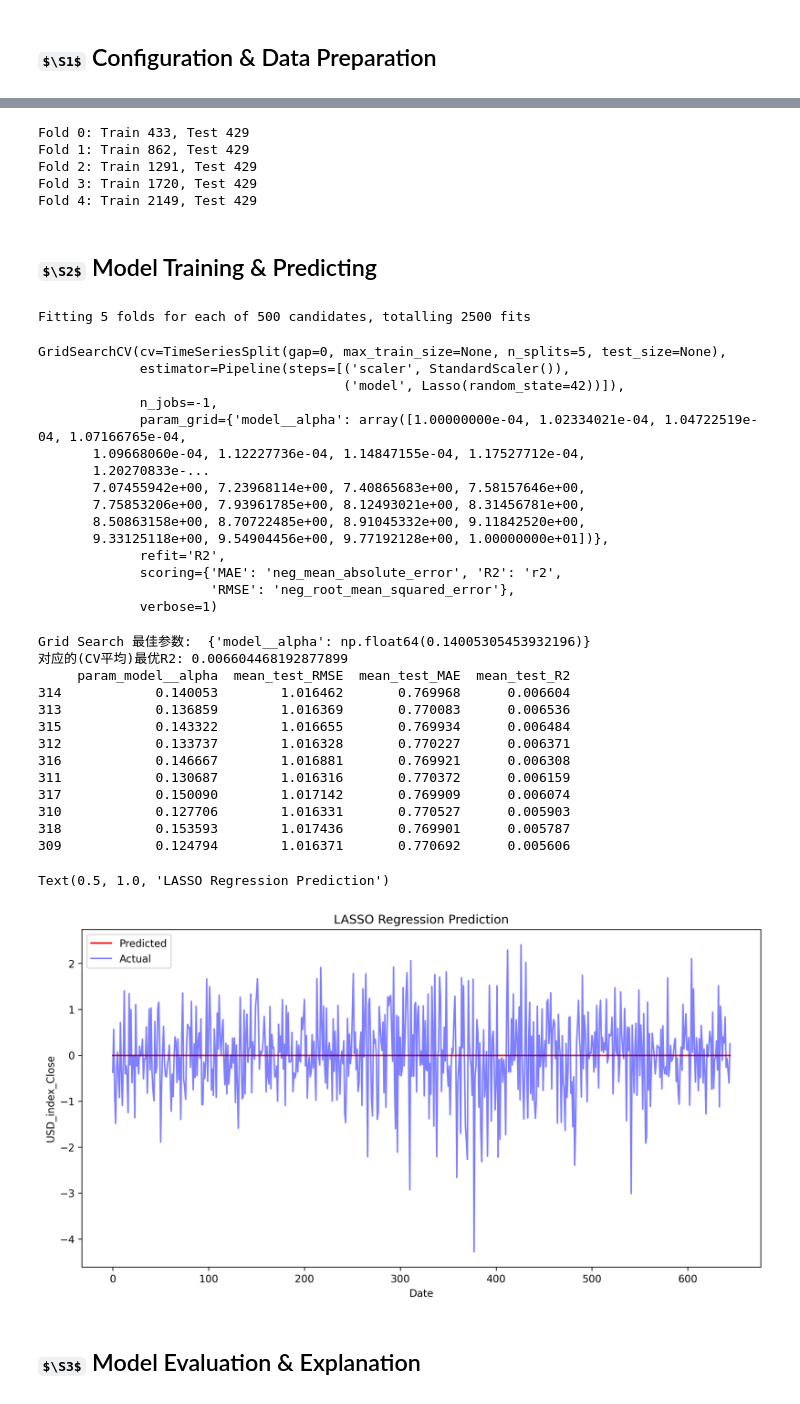
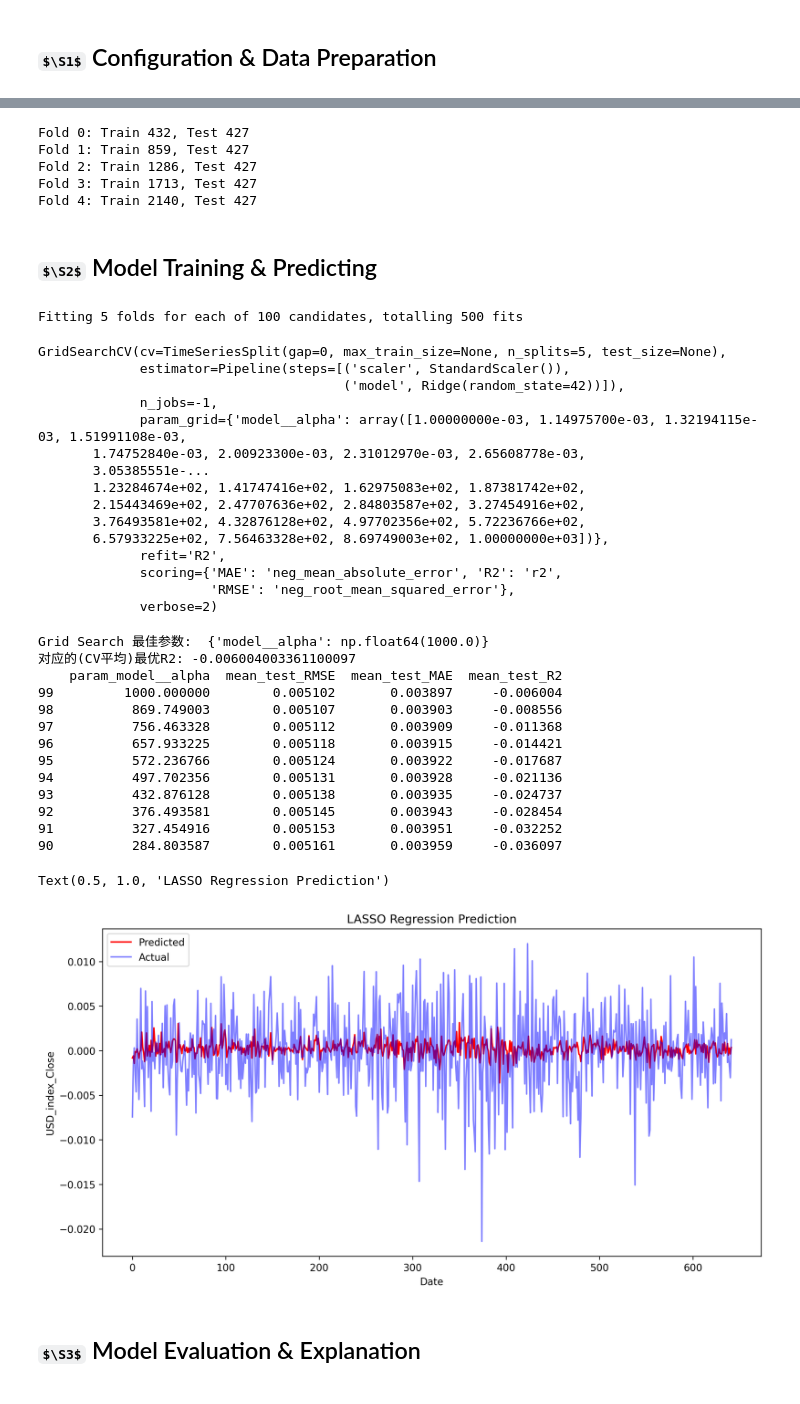
Before and after one commit to LizPink/Financial-Big-Data, a Jupyter notebook: Lasso_Regression.ipynb, the cells around one changed output, grey strips where cells are left out. Drawn from its saved outputs; the diff is of its cells as text; code cells hidden in the pictures; some formulas as TeX source.

Commit message:
Update Lasso and Ridge Regression

```diff
--- a/Lasso_Regression.ipynb
+++ b/Lasso_Regression.ipynb
@@ -17,12 +17,12 @@ from sklearn.metrics import mean_absolute_error, root_mean_squared_error, r2_sco
 
 
 ## Data Path
-Path = "./Raw_Data_4.xlsx"
+Path = "./Raw_Data_5.xlsx"
 Dependent_Variable = "USD_index_Close"
 
 ## Param Grid
 param_grid = {
-    "model__alpha": np.logspace(-4, 1, 500)
+    "model__alpha": np.logspace(-3, 3, 100)
 }
 
 ## CV Scoring
@@ -52,17 +51,16 @@ train_size = int(len(Data) * 0.8)
 X_train, X_test = X.iloc[:train_size, :], X.iloc[train_size:, :]
 y_train, y_test = y.iloc[:train_size, :], y.iloc[train_size:, :]
 
-
 #### Split Train Set into Tims Series
 tsCV = TimeSeriesSplit(n_splits=5)
 for fold, (train_idx, test_idx) in enumerate(tsCV.split(X_train)):
     print(f"Fold {fold}: Train {len(train_idx)}, Test {len(test_idx)}")
 # %% [output]
-Fold 0: Train 433, Test 429
-Fold 1: Train 862, Test 429
-Fold 2: Train 1291, Test 429
-Fold 3: Train 1720, Test 429
-Fold 4: Train 2149, Test 429
+Fold 0: Train 432, Test 427
+Fold 1: Train 859, Test 427
+Fold 2: Train 1286, Test 427
+Fold 3: Train 1713, Test 427
+Fold 4: Train 2140, Test 427
 # %% [markdown]
 ## $\S2$ Model Training & Predicting
 # %%
@@ -82,26 +80,26 @@ gsCV = GridSearchCV(
     scoring = scoring,
     refit = "R2",
     n_jobs = -1,
-    verbose=1
+    verbose = 2
 )
 gsCV.fit(X_train, y_train)
 # %% [output]
-Fitting 5 folds for each of 500 candidates, totalling 2500 fits
+Fitting 5 folds for each of 100 candidates, totalling 500 fits
 GridSearchCV(cv=TimeSeriesSplit(gap=0, max_train_size=None, n_splits=5, test_size=None),
              estimator=Pipeline(steps=[('scaler', StandardScaler()),
-                                       ('model', Lasso(random_state=42))]),
+                                       ('model', Ridge(random_state=42))]),
              n_jobs=-1,
-             param_grid={'model__alpha': array([1.00000000e-04, 1.02334021e-04, 1.04722519e-04, 1.07166765e-04,
-       1.09668060e-04, 1.12227736e-04, 1.14847155e-04, 1.17527712e-04,
-       1.20270833e-...
-       7.07455942e+00, 7.23968114e+00, 7.40865683e+00, 7.58157646e+00,
-       7.75853206e+00, 7.93961785e+00, 8.12493021e+00, 8.31456781e+00,
-       8.50863158e+00, 8.70722485e+00, 8.91045332e+00, 9.11842520e+00,
-       9.33125118e+00, 9.54904456e+00, 9.77192128e+00, 1.00000000e+01])},
+             param_grid={'model__alpha': array([1.00000000e-03, 1.14975700e-03, 1.32194115e-03, 1.51991108e-03,
+       1.74752840e-03, 2.00923300e-03, 2.31012970e-03, 2.65608778e-03,
+       3.05385551e-...
+       1.23284674e+02, 1.41747416e+02, 1.62975083e+02, 1.87381742e+02,
+       2.15443469e+02, 2.47707636e+02, 2.84803587e+02, 3.27454916e+02,
+       3.76493581e+02, 4.32876128e+02, 4.97702356e+02, 5.72236766e+02,
+       6.57933225e+02, 7.56463328e+02, 8.69749003e+02, 1.00000000e+03])},
              refit='R2',
              scoring={'MAE': 'neg_mean_absolute_error', 'R2': 'r2',
                       'RMSE': 'neg_root_mean_squared_error'},
-             verbose=1)
+             verbose=2)
 # %%
 ### printing best model
 #### Best Hyper Parameters:
@@ -115,19 +113,19 @@ result["mean_test_MAE"] = -result["mean_test_MAE"]
 result["mean_test_RMSE"] = -result["mean_test_RMSE"]
 print(result[cols_to_show].sort_values(by="mean_test_R2", ascending=False).head(10))
 # %% [output]
-Grid Search 最佳参数:  {'model__alpha': np.float64(0.14005305453932196)}
-对应的(CV平均)最优R2: 0.006604468192877899
-     param_model__alpha  mean_test_RMSE  mean_test_MAE  mean_test_R2
-314            0.140053        1.016462       0.769968      0.006604
-313            0.136859        1.016369       0.770083      0.006536
-315            0.143322        1.016655       0.769934      0.006484
-312            0.133737        1.016328       0.770227      0.006371
-316            0.146667        1.016881       0.769921      0.006308
-311            0.130687        1.016316       0.770372      0.006159
-317            0.150090        1.017142       0.769909      0.006074
-310            0.127706        1.016331       0.770527      0.005903
-318            0.153593        1.017436       0.769901      0.005787
-309            0.124794        1.016371       0.770692      0.005606
+Grid Search 最佳参数:  {'model__alpha': np.float64(1000.0)}
+对应的(CV平均)最优R2: -0.006004003361100097
+    param_model__alpha  mean_test_RMSE  mean_test_MAE  mean_test_R2
+99         1000.000000        0.005102       0.003897     -0.006004
+98          869.749003        0.005107       0.003903     -0.008556
+97          756.463328        0.005112       0.003909     -0.011368
+96          657.933225        0.005118       0.003915     -0.014421
+95          572.236766        0.005124       0.003922     -0.017687
+94          497.702356        0.005131       0.003928     -0.021136
+93          432.876128        0.005138       0.003935     -0.024737
+92          376.493581        0.005145       0.003943     -0.028454
+91          327.454916        0.005153       0.003951     -0.032252
+90          284.803587        0.005161       0.003959     -0.036097
 # %%
 ## Model Prediction
 ### 在gsCV中，refit已经选取了最优模型，Pipe在整个训练集上进行了重新训练
@@ -137,15 +135,15 @@ y_pred = best_lasso.predict(X_test)
 # %%
 ### Prediction Visualization
 fig, ax1 = plt.subplots(figsize=(12,6), dpi=300)
 ax1.plot(y_pred, label="Predicted", color="red")
-ax1.plot(y_test, label="Actual", color="blue", alpha=0.5)
+ax1.plot(y_test.values, label="Actual", color="blue", alpha=0.5)
 ax1.set_xlabel("Date")
 ax1.set_ylabel("USD_index_Close")
 ax1.legend()
 ax1.set_title("LASSO Regression Prediction")
 # %% [output]
 Text(0.5, 1.0, 'LASSO Regression Prediction')
-[figure, old version]
+[figure, new version]
 # %% [markdown]
 ## $\S3$ Model Evaluation & Explanation
 # %%
```
Also changed, not shown: parts of 3 cells of this notebook, 1 other file.
